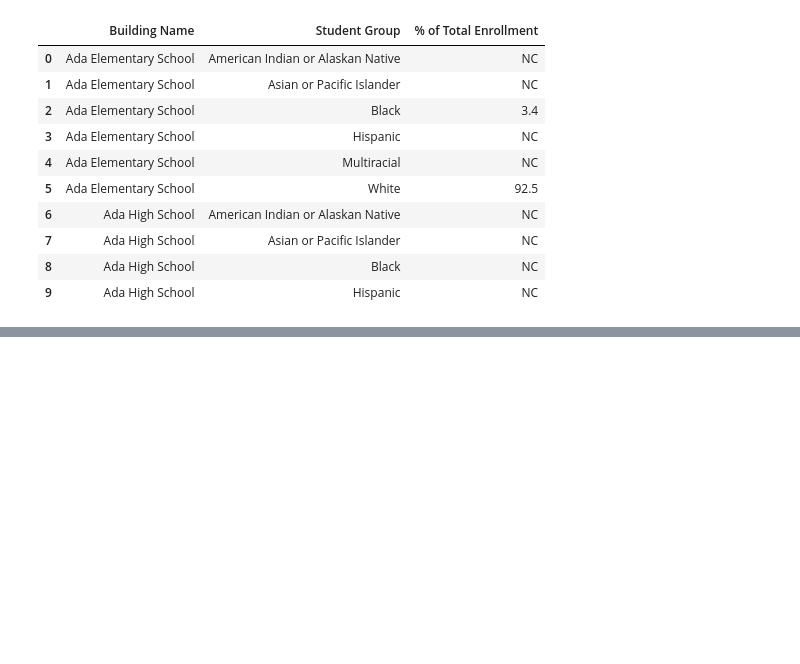
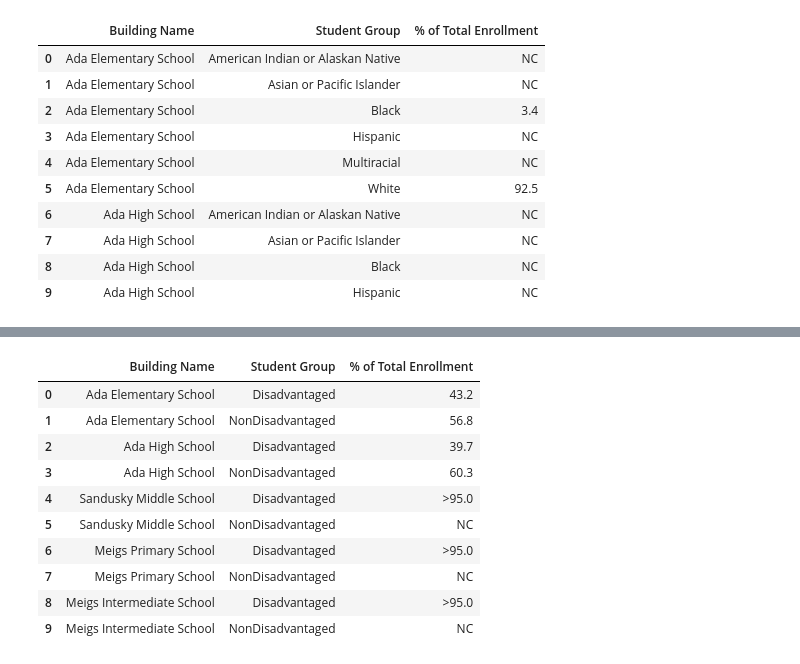
Before and after one commit to Teddi009x/Team_Scholastic_Crush, a Jupyter notebook: TeamScholasticCrush.ipynb, the cells around one changed output, grey strips where cells are left out. Saved outputs shown, nothing was run; the diff lists cells and outputs as text; code cells hidden in the pictures; blank space fills up the shorter version.

```diff
--- a/TeamScholasticCrush.ipynb
+++ b/TeamScholasticCrush.ipynb
@@ -102,0 +115,17 @@ public_race_latinx = public_race_latinx.replace(to_replace="", value="0")
+# %%
+econ_df = raw_data_econ[["Building Name", "Student Group","% of Total Enrollment"
+
+                     ]]
+econ_df.head(10)
+# %% [output]
+|  | Building Name | Student Group | % of Total Enrollment |
+| 0 | Ada Elementary School | Disadvantaged | 43.2 |
+| 1 | Ada Elementary School | NonDisadvantaged | 56.8 |
+| 2 | Ada High School | Disadvantaged | 39.7 |
+| 3 | Ada High School | NonDisadvantaged | 60.3 |
+| 4 | Sandusky Middle School | Disadvantaged | >95.0 |
+| 5 | Sandusky Middle School | NonDisadvantaged | NC |
+| 6 | Meigs Primary School | Disadvantaged | >95.0 |
+| 7 | Meigs Primary School | NonDisadvantaged | NC |
+| 8 | Meigs Intermediate School | Disadvantaged | >95.0 |
+| 9 | Meigs Intermediate School | NonDisadvantaged | NC |
```
Also changed, not shown: parts of 4 cells of this notebook.
